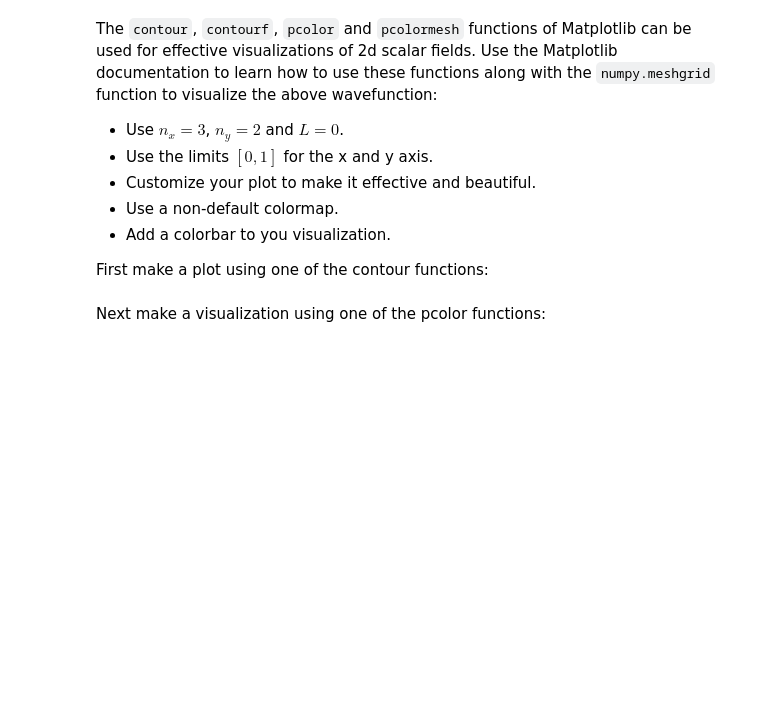
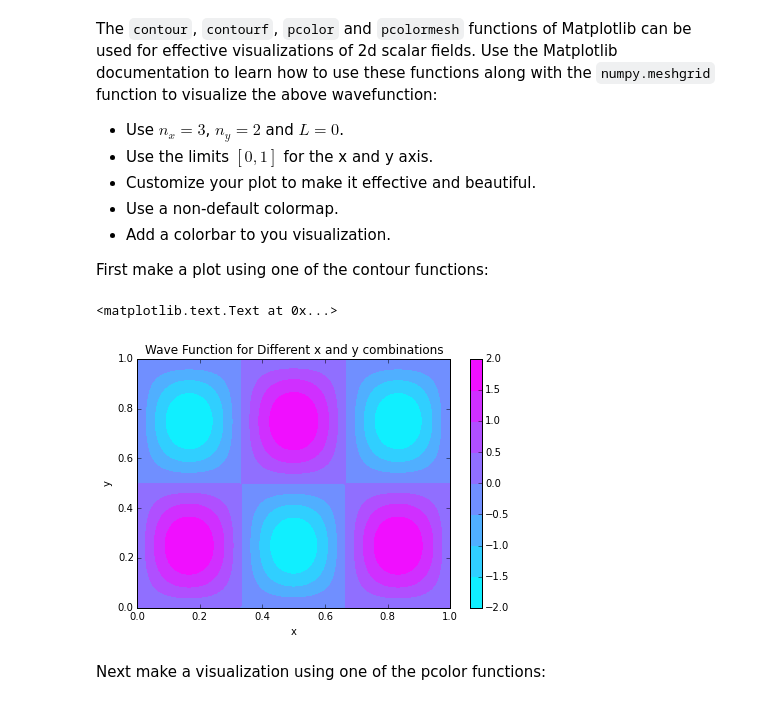
Before and after one commit to hunterherrin/phys202-2015-work, a Jupyter notebook: assignments/assignment05/MatplotlibEx03.ipynb, the cells around one changed output. Saved outputs shown, nothing was run; the diff lists cells and outputs as text; code cells hidden in the pictures; blank space fills up the shorter version.

```diff
--- a/assignments/assignment05/MatplotlibEx03.ipynb
+++ b/assignments/assignment05/MatplotlibEx03.ipynb
@@ -23,7 +23,7 @@ def well2d(x, y, nx, ny, L=1.0):
     """Compute the 2d quantum well wave function."""
     i=np.sin(nx*np.pi*x/L)
     o=np.sin(ny*np.pi*y/L)
-    return(2/L)*i*o
+    return((2/L)*i*o)
 # %%
 psi = well2d(np.linspace(0,1,10), np.linspace(0,1,10), 1, 1)
 assert len(psi)==10
@@ -43,3 +41,19 @@ plt.contour?
+# %%
+x = np.linspace(0,1,100)
+y=np.linspace(0,1,100)
+X, Y = np.meshgrid(x, y)
+P = well2d(X, Y, 3, 2, L=1.0)
+
+plt.contourf(X, Y, P)
+plt.colorbar()
+plt.set_cmap('cool')
+plt.tight_layout()
+plt.title('Wave Function for Different x and y combinations')
+plt.xlabel('x')
+plt.ylabel('y')
+# %% [output]
+<matplotlib.text.Text at 0x...>
+[figure, added]
 # %%
 assert True # use this cell for grading the contour plot
 # %% [markdown]
```
Also changed, not shown: parts of 3 cells of this notebook, 2 other files.
